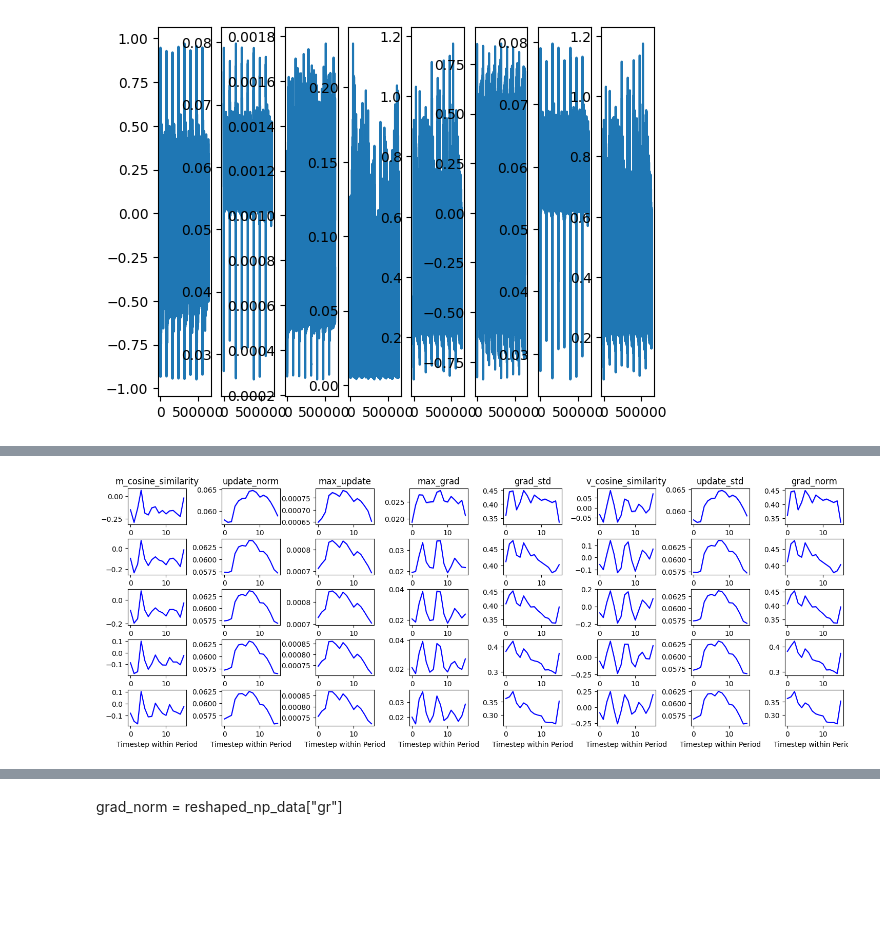
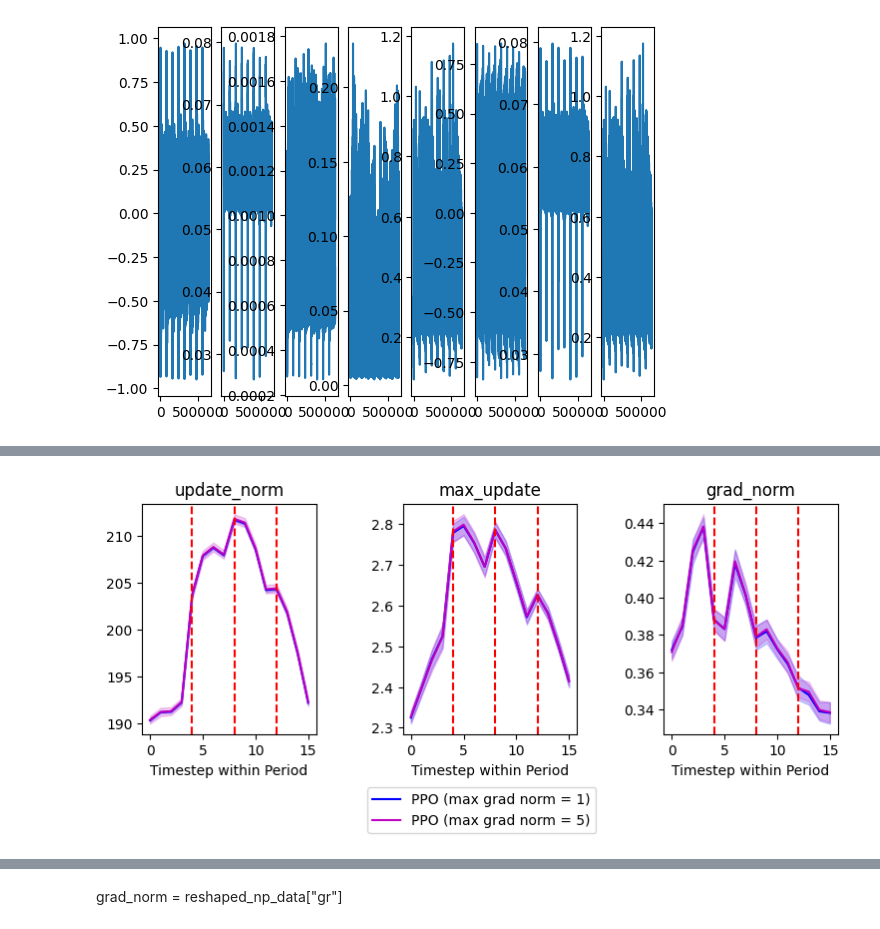
Before and after one commit to EmptyJackson/rl-nn-dynamics, a Jupyter notebook: notebooks/plot_metrics.ipynb, the cells around one changed output, grey strips where cells are left out. Saved outputs shown, nothing was run; the diff lists cells and outputs as text; code cells hidden in the pictures; blank space fills up the shorter version.

```diff
--- a/notebooks/plot_metrics.ipynb
+++ b/notebooks/plot_metrics.ipynb
@@ -132,4 +171,2 @@ array([0.04089939, 0.04747364, 0.04535708, 0.04335257, 0.0462303 ,
 # %%
-np_data = {k: np.array(v) for k, v in data.items()}
+unclipped_ppo_data = {k: np.array(v) for k,v in data.items()}
-# %%
-reshaped_np_data = {k: v.reshape((8, -1)) for k, v in np_data.items()}
@@ -135,0 +177,9 @@ reshaped_np_data = {k: v.reshape((8, -1)) for k, v in np_data.items()}
+# %%
+import numpy as np
+ppo_np_data = {k: np.array(v) for k, v in ppo_data.items()}
+count_reset_np_data = {k: np.array(v) for k, v in count_reset_data.items()}
+clipped_ppo_np_data = {k: np.array(v) for k, v in clipped_ppo_data.items()}
+# %%
+ppo_reshaped_np_data = {k: v.reshape((8, -1)) for k, v in ppo_np_data.items()}
+count_reset_reshaped_np_data = {k: v.reshape((8, -1)) for k, v in count_reset_np_data.items()}
+clipped_ppo_reshaped_np_data = {k: v.reshape((8, -1)) for k, v in clipped_ppo_np_data.items()}
@@ -148,5 +231,9 @@ for i, metric in enumerate(metrics):
 # %%
-def plot_aggregated_mean_with_se(ax, data, period_length, metric, color="b"):
+import matplotlib.pyplot as plt
+
+num_seeds = 8
+
+def plot_aggregated_mean_with_se(ax, data, period_length, metric, label, color="b"):
     """
     Plots the aggregated mean of each timestep in periods with shading representing the standard error.
 
@@ -155,56 +242,87 @@ def plot_aggregated_mean_with_se(ax, data, period_length, metric, color="b"):
     """
     # Reshape the data to a 2D array where each row is a period
     # The last incomplete period is discarded
-    num_complete_periods = len(data) // period_length
+    num_complete_periods = data.shape[1] // period_length
     data_reshaped = data[: num_complete_periods * period_length].reshape(
-        num_complete_periods, period_length
+        num_seeds, num_complete_periods, period_length
     )
 
     # Calculate means and standard errors for each timestep across periods
+    data_reshaped = np.mean(data_reshaped, axis=1)
     means = np.mean(data_reshaped, axis=0)
     standard_errors = np.std(data_reshaped, axis=0, ddof=1) / np.sqrt(
-        num_complete_periods
+        data_reshaped.shape[0]
     )
 
     # X-axis values
     x_values = np.arange(period_length)
 
     # Plotting
-    ax.plot(x_values, means, color="b", label="Mean")
+    ax.plot(x_values, means, color=color, label=label)
     ax.fill_between(
         x_values,
-        means - standard_errors,
-        means + standard_errors,
-        color="b",
+        means - 2 * standard_errors,
+        means + 2 * standard_errors,
         alpha=0.2,
-        label="Standard Error",
+        color=color,
     )
 
     # plt.ylabel("Aggregated Value")
     # plt.title("Aggregated Mean and Standard Error Across Periods")
     # plt.legend()
 
 
+metrics = [
+    # "m_cosine_similarity",
+    "update_norm",
+    "max_update",
+    #"max_grad",
+    # "grad_std",
+    # "v_cosine_similarity",
+    # "update_std",
+    "grad_norm",
+]
+
+
 period = 16
-plt.figure(figsize=(18, 6))
-splits = 5
+splits = 1
+
+lr_dict = {"Count Resetting": 1e-3, "PPO (max grad norm = 1)": 3e-4, "PPO (max grad norm = 5)": 3e-4}
+
+def plot_data(ax, reshaped_np_data, split, metric, method, color="b"):
+    metric_data = reshaped_np_data[metric][:, 15:]
+    metric_data = metric_data[
+        :, : ((metric_data.shape[1] // (period * splits)) * (period * splits))
+    ]
+    if metric == "max_update" or metric == "update_norm":
+        metric_data = metric_data  / lr_dict[method]
+    # metric_data = np.mean(metric_data, axis=0)
+    split_size = metric_data.shape[1] // splits
+    plot_aggregated_mean_with_se(
+        ax,
+        metric_data[:, split_size * split: split_size * (split + 1)],
+        period,
+        metric,
+        method,
+        color=color
+    )
+
+plt.figure(figsize=(len(metrics) * 3, 3 * splits))
 for split in range(splits):
     for j, metric in enumerate(metrics):
-        metric_data = reshaped_np_data[metric][:, :(metric_data.shape[0] // (period * splits)) * (period * splits)]
-        metric_data = np.mean(metric_data, axis=0)
-        split_size = metric_data.shape[0] // splits
         ax = plt.subplot(splits, len(metrics), split * len(metrics) + j + 1)
-        plot_aggregated_mean_with_se(
-            ax,
-            metric_data[split_size * split : split_size * (split + 1)],
-            period,
-            metric,
-        )
+        plot_data(ax, ppo_reshaped_np_data, split, metric, "PPO (max grad norm = 1)", color="b")
+        # plot_data(ax, count_reset_reshaped_np_data, split, metric, "Count Resetting", color="g")
+        plot_data(ax, clipped_ppo_reshaped_np_data, split, metric, "PPO (max grad norm = 5)", color="m")
+        for x in range(4, 16, 4):
+            plt.axvline(x, color='r', linestyle='--')
         if split == 0:
             ax.set_title(metric)
         if split == splits - 1:
             ax.set_xlabel("Timestep within Period")
 
-plt.subplots_adjust(wspace=0.6, hspace=0.4)
+plt.legend(bbox_to_anchor=(-0.35, -0.2))
+plt.subplots_adjust(wspace=0.5, hspace=0.2)
+plt.savefig("ppo_update_analysis.pdf", bbox_inches="tight")
 # %% [output]
-[figure, old version]
+[figure, new version]
```
Also changed, not shown: parts of 21 cells of this notebook, 2 other files.
